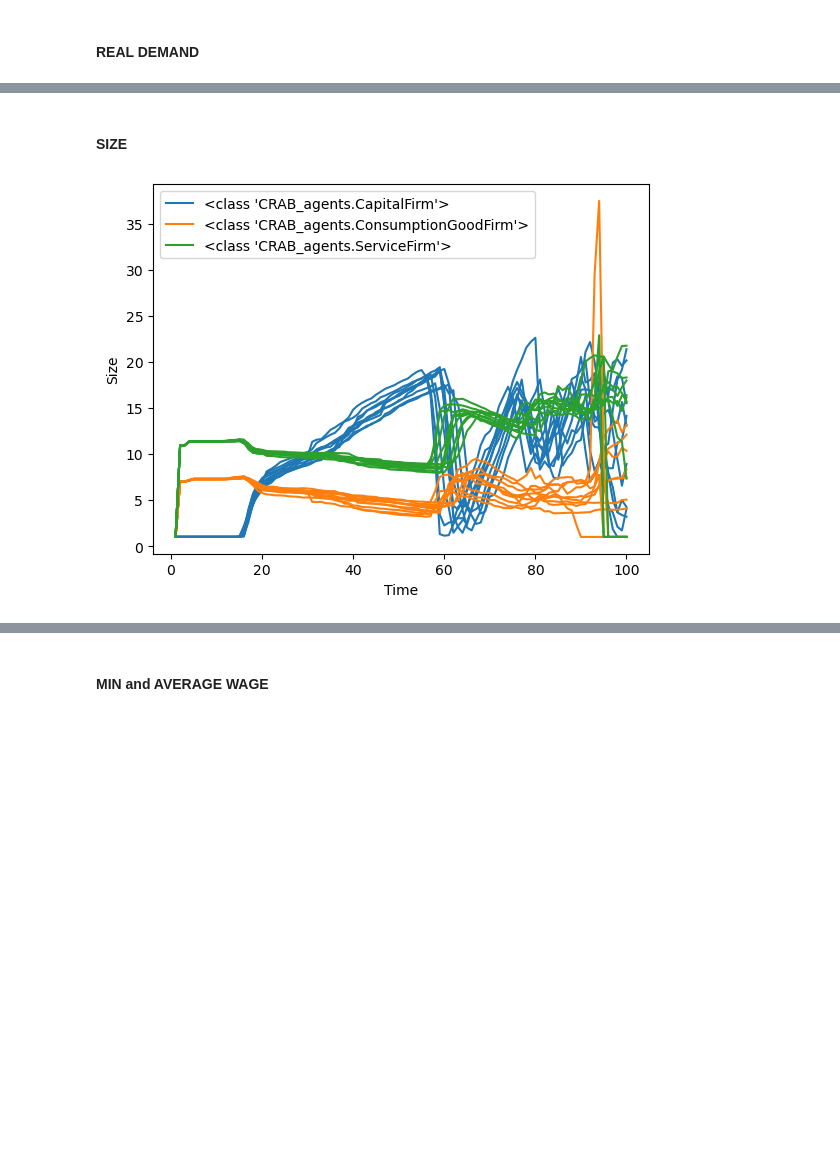
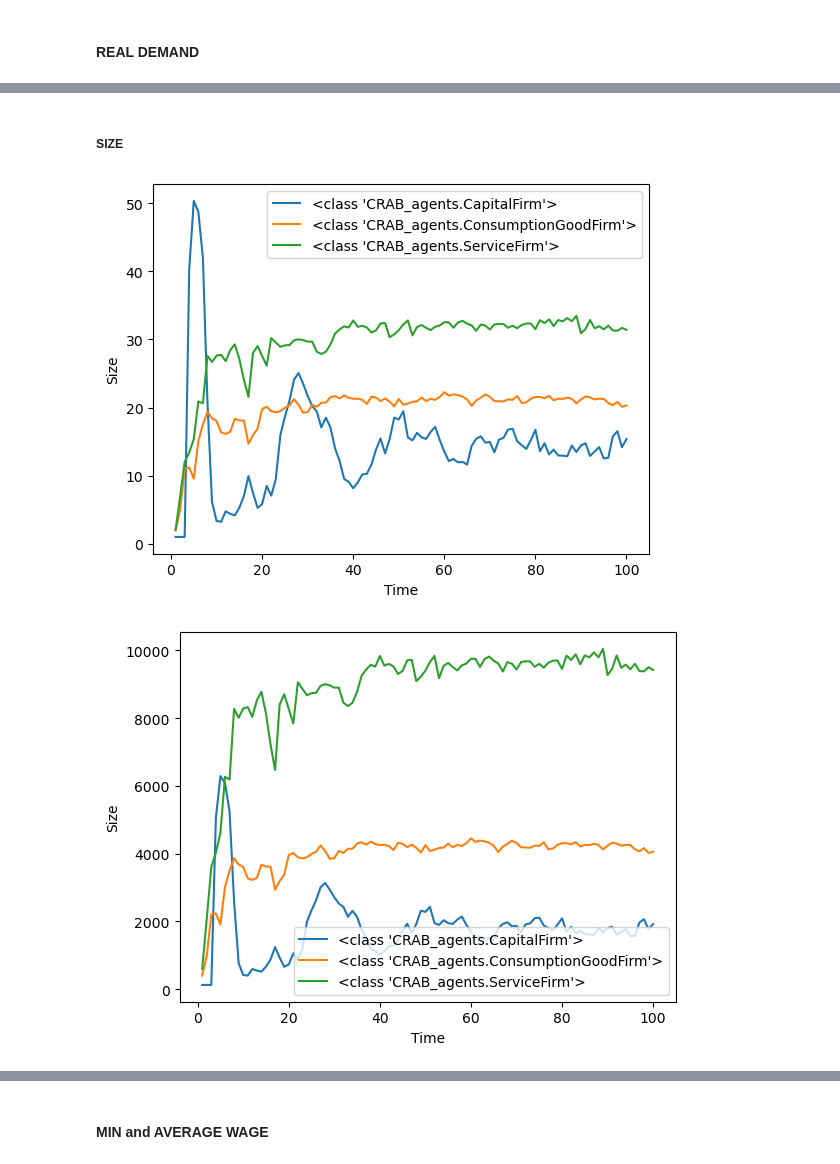
Before and after one commit to ghsher/CRAB_EM, a Jupyter notebook: Validation_checks.ipynb, the cells around one changed output, grey strips where cells are left out. Cells and saved outputs as stored; diff of their text form; code cells hidden in the pictures; blank space fills up the shorter version.

```diff
--- a/Validation_checks.ipynb
+++ b/Validation_checks.ipynb
@@ -26,7 +26,7 @@ def plot_difference(df_list, var1, var2):
     plt.ylabel("Amount")
     plt.legend()
 
-def plot_per_agent_type(df_list, agent_type, var, color=None):
+def plot_avg_per_type(df_list, agent_type, var, color=None):
     label = agent_type
     for df in df_list:
         df = df[df["Type"] == agent_type]
@@ -35,6 +35,16 @@ def plot_per_agent_type(df_list, agent_type, var, color=None):
     plt.xlabel("Time")
     plt.ylabel(var)
     plt.legend()
+
+def plot_total_per_type(df_list, agent_type, var, color=None):
+    label = agent_type
+    for df in df_list:
+        df = df[df["Type"] == agent_type]
+        df.groupby(["Step"])[var].sum().plot(label=label, color=color)
+        label="_nolegend_"  # This avoids duplicates in plot legend
+    plt.xlabel("Time")
+    plt.ylabel(var)
+    plt.legend()
 # %% [markdown]
 ### READ DATA
 # %% [markdown]
@@ -175,13 +187,20 @@ plt.show()
 # %% [markdown]
-#### SIZE
+##### SIZE
 # %%
-# Plot size (n employers) for all firms
-plot_per_agent_type(agent_vars_df_list, agent_type="<class 'CRAB_agents.CapitalFirm'>", var="Size", color="tab:blue")
-plot_per_agent_type(agent_vars_df_list, agent_type="<class 'CRAB_agents.ConsumptionGoodFirm'>", var="Size", color="tab:orange")
-plot_per_agent_type(agent_vars_df_list, agent_type="<class 'CRAB_agents.ServiceFirm'>", var="Size", color="tab:green")
+# Plot size (n employers) for all firms (average)
+plot_avg_per_type(agent_vars_df_list, agent_type="<class 'CRAB_agents.CapitalFirm'>", var="Size", color="tab:blue")
+plot_avg_per_type(agent_vars_df_list, agent_type="<class 'CRAB_agents.ConsumptionGoodFirm'>", var="Size", color="tab:orange")
+plot_avg_per_type(agent_vars_df_list, agent_type="<class 'CRAB_agents.ServiceFirm'>", var="Size", color="tab:green")
 plt.show()
+
+# Plot size (n employers) for all firms (total)
+plot_total_per_type(agent_vars_df_list, agent_type="<class 'CRAB_agents.CapitalFirm'>", var="Size", color="tab:blue")
+plot_total_per_type(agent_vars_df_list, agent_type="<class 'CRAB_agents.ConsumptionGoodFirm'>", var="Size", color="tab:orange")
+plot_total_per_type(agent_vars_df_list, agent_type="<class 'CRAB_agents.ServiceFirm'>", var="Size", color="tab:green")
+plt.show()
 # %% [output]
-[figure, old version]
+[figure, new version]
+[figure, added]
 # %%
 # Plot distribution of firms sizes at end of simulation
 for i in range(len(agent_vars_df_list)):
```
Also changed, not shown: parts of 42 cells of this notebook, 5 other files.
